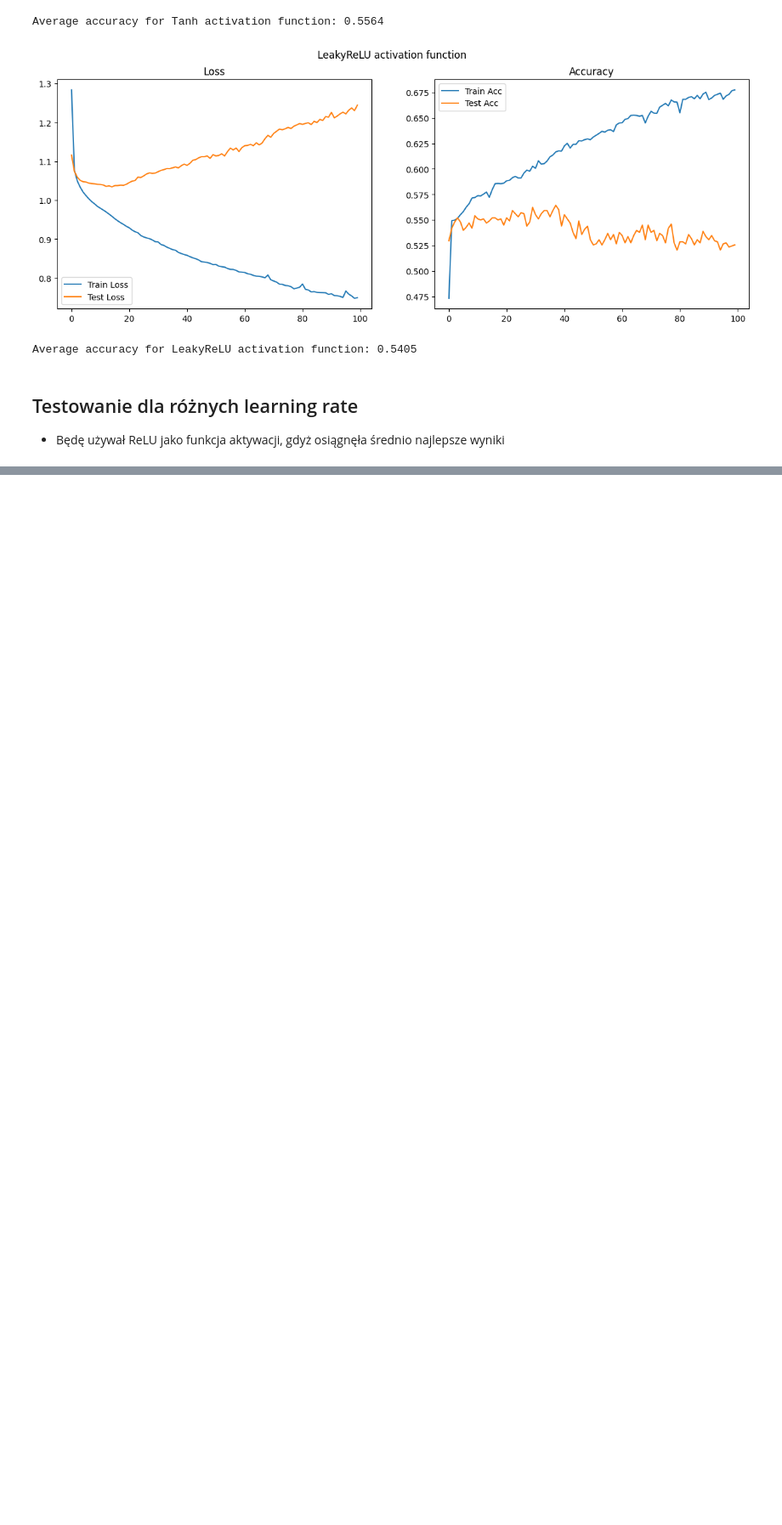
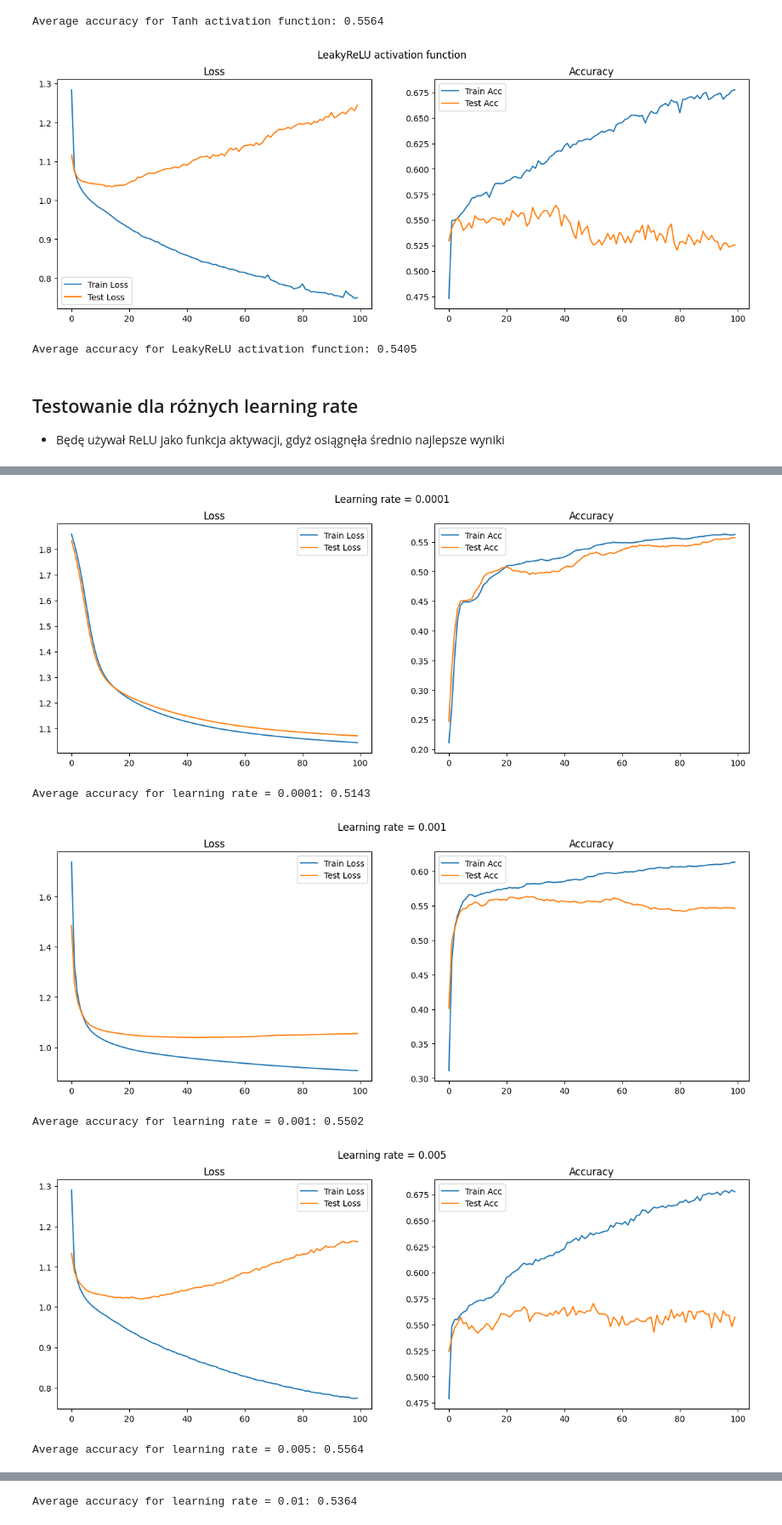
Before and after one commit to psiku/PW--SSNE, a Jupyter notebook: lab_1/wine_quality_prediction.ipynb, the cells around one changed output, grey strips where cells are left out. Shown at 85% size. Saved outputs shown, nothing was run; the diff lists cells and outputs as text; code cells hidden in the pictures; blank space fills up the shorter version.

```diff
--- a/lab_1/wine_quality_prediction.ipynb
+++ b/lab_1/wine_quality_prediction.ipynb
@@ -177,7 +177,6 @@ OUTPUT_FEATURES = df['quality'].nunique()
 HIDDEN_FEATURES = 25
 
 loss_func = nn.CrossEntropyLoss()
-activation_fn = nn.ReLU()
 # %%
 def test_different_actication_functions(input_size, hidden_size, output_size, actv_functions_list, train_loader, test_loader, loss_func, device, epochs=100):
 
@@ -262,17 +261,25 @@ Average accuracy for LeakyReLU activation function: 0.5405
 ## Testowanie dla różnych learning rate
 -   Będę używał ReLU jako funkcja aktywacji, gdyż osiągnęła średnio najlepsze wyniki
 # %%
-def test_different_actication_functions(input_size, hidden_size, output_size, learing_rates, train_loader, test_loader, loss_func, device, epochs=100):
+def test_different_lr(input_size, hidden_size, output_size, learing_rates, train_loader, test_loader, loss_func, device, epochs=100):
 
     history = {}
 
-    for learning_rate in learing_rates:
+    for lr in learing_rates:
         model = WineQualityClassifier(input_size=input_size, hidden_size=hidden_size, output_size=output_size, activation_fn=nn.ReLU()).to(device)
         model_parameters = model.parameters()
-        optimizer = torch.optim.Adam(model_parameters, lr=0.008, weight_decay=1e-5)
-        print(f'Training model with {name} activation function')
-        history[name] = train(model, train_loader, test_loader, optimizer, loss_func, device, epochs=epochs)
+        optimizer = torch.optim.Adam(model_parameters, lr=lr, weight_decay=1e-5)
+        print(f'Training model with learning rate = {lr}')
+        history[lr] = train(model, train_loader, test_loader, optimizer, loss_func, device, epochs=epochs)
 
     return history
 # %%
 learing_rates = [0.0001, 0.001, 0.005, 0.01, 0.02, 0.05, 0.1, 0.2]
+
+lr_history = test_different_lr(INPUT_FEATURES, HIDDEN_FEATURES, OUTPUT_FEATURES, learing_rates, train_loader, test_loader, loss_func, device, epochs=100)
+
+for lr, history in lr_history.items():
+    create_subplot_witch_acc_and_loss(history, f'Learning rate = {lr}')
+    avg_acc = np.mean(history['test_acc'])
+    print(f'Average accuracy for learning rate = {lr}: {avg_acc:.4f}')
+# %% [output]
@@ -278,0 +303,6 @@ learing_rates = [0.0001, 0.001, 0.005, 0.01, 0.02, 0.05, 0.1, 0.2]
+[figure, added]
+Average accuracy for learning rate = 0.0001: 0.5143
+[figure, added]
+Average accuracy for learning rate = 0.001: 0.5502
+[figure, added]
+Average accuracy for learning rate = 0.005: 0.5564
@@ -278,0 +310 @@ learing_rates = [0.0001, 0.001, 0.005, 0.01, 0.02, 0.05, 0.1, 0.2]
+Average accuracy for learning rate = 0.01: 0.5364
```
Also changed, not shown: parts of 1 cell of this notebook.
